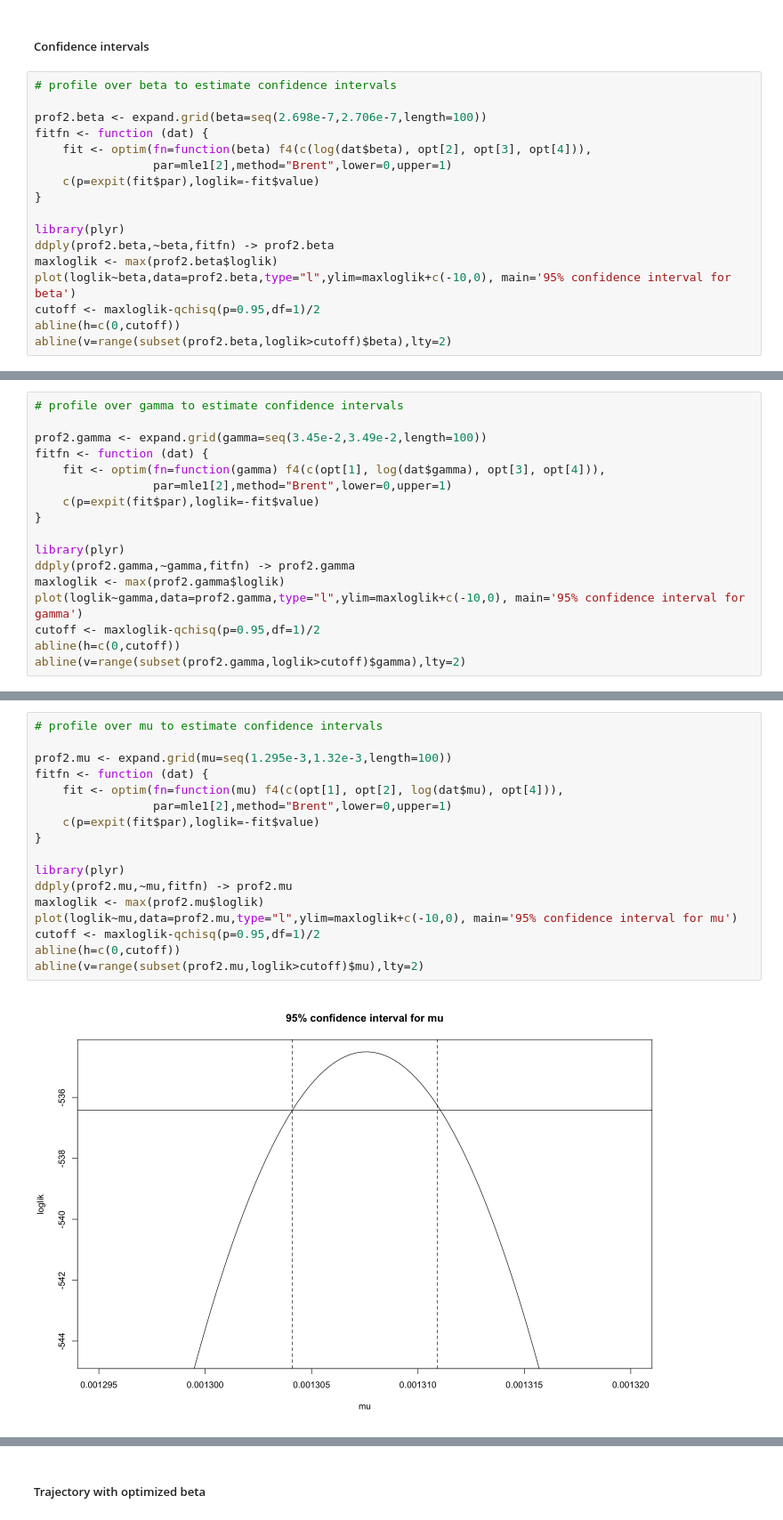
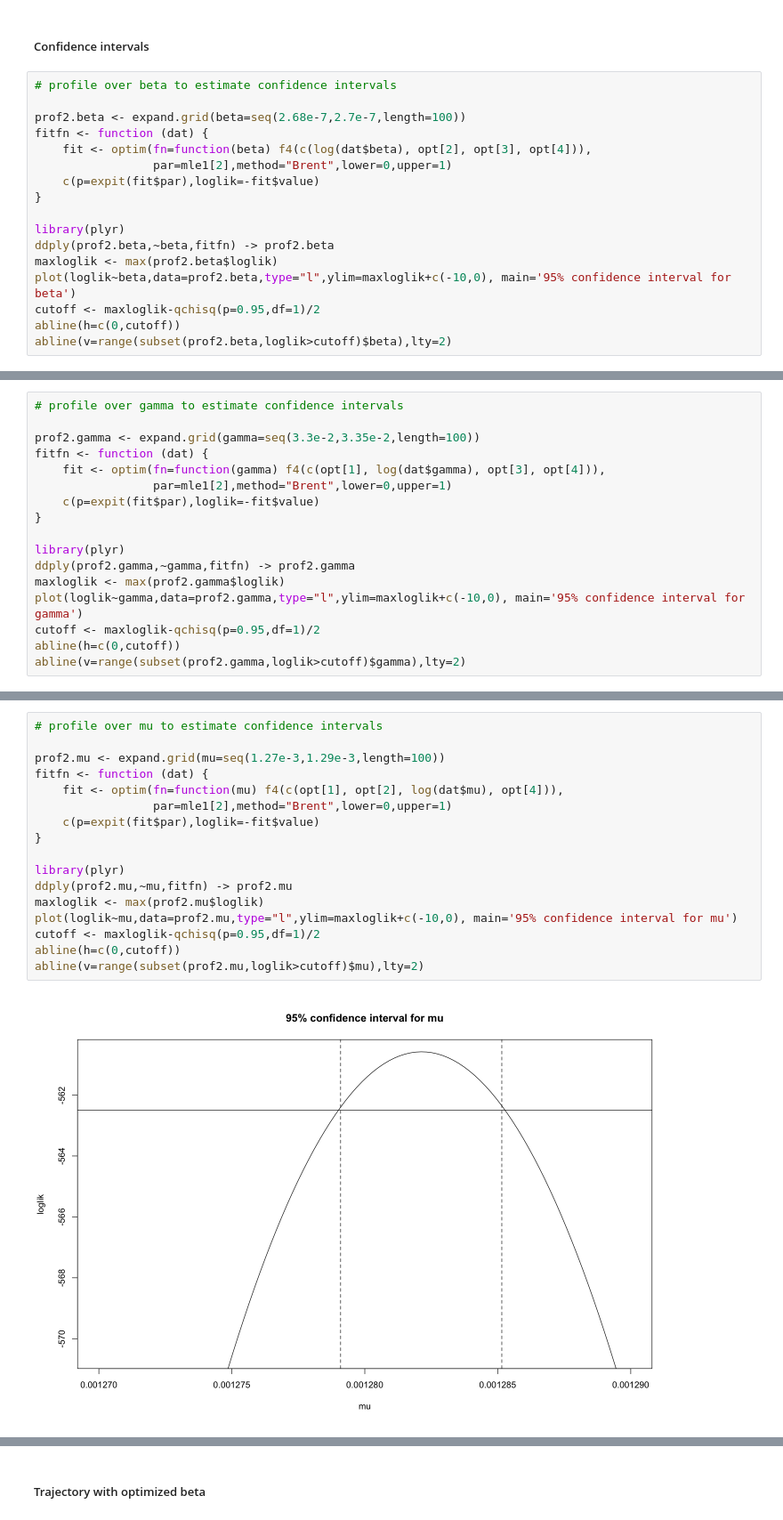
Before and after one commit to cc2qe/covid-19, a Jupyter notebook: covid_global.ipynb, the cells around one changed output, grey strips where cells are left out. Shown at 89% size. Drawn from its saved outputs; the diff is of its cells as text.

```diff
--- a/covid_global.ipynb
+++ b/covid_global.ipynb
@@ -763,7 +765,7 @@ opt
 # %%
 # profile over beta to estimate confidence intervals
 
-prof2.beta <- expand.grid(beta=seq(2.698e-7,2.706e-7,length=100))
+prof2.beta <- expand.grid(beta=seq(2.68e-7,2.7e-7,length=100))
 fitfn <- function (dat) {
     fit <- optim(fn=function(beta) f4(c(log(dat$beta), opt[2], opt[3], opt[4])),
                  par=mle1[2],method="Brent",lower=0,upper=1)
@@ -782,7 +784,7 @@ abline(v=range(subset(prof2.beta,loglik>cutoff)$beta),lty=2)
 # %%
 # profile over gamma to estimate confidence intervals
 
-prof2.gamma <- expand.grid(gamma=seq(3.45e-2,3.49e-2,length=100))
+prof2.gamma <- expand.grid(gamma=seq(3.3e-2,3.35e-2,length=100))
 fitfn <- function (dat) {
     fit <- optim(fn=function(gamma) f4(c(opt[1], log(dat$gamma), opt[3], opt[4])),
                  par=mle1[2],method="Brent",lower=0,upper=1)
@@ -801,22 +803,22 @@ abline(v=range(subset(prof2.gamma,loglik>cutoff)$gamma),lty=2)
 # %%
 # profile over mu to estimate confidence intervals
 
-prof2.mu <- expand.grid(mu=seq(1.295e-3,1.32e-3,length=100))
+prof2.mu <- expand.grid(mu=seq(1.27e-3,1.29e-3,length=100))
 fitfn <- function (dat) {
     fit <- optim(fn=function(mu) f4(c(opt[1], opt[2], log(dat$mu), opt[4])),
                  par=mle1[2],method="Brent",lower=0,upper=1)
     c(p=expit(fit$par),loglik=-fit$value)
 }
 
 library(plyr)
 ddply(prof2.mu,~mu,fitfn) -> prof2.mu
 maxloglik <- max(prof2.mu$loglik)
 plot(loglik~mu,data=prof2.mu,type="l",ylim=maxloglik+c(-10,0), main='95% confidence interval for mu')
 cutoff <- maxloglik-qchisq(p=0.95,df=1)/2
 abline(h=c(0,cutoff))
 abline(v=range(subset(prof2.mu,loglik>cutoff)$mu),lty=2)
 # %% [output]
-[figure, old version]
+[figure, new version]
 # %%
 mle1
 # %% [output]
```
Also changed, not shown: parts of 38 cells of this notebook.
